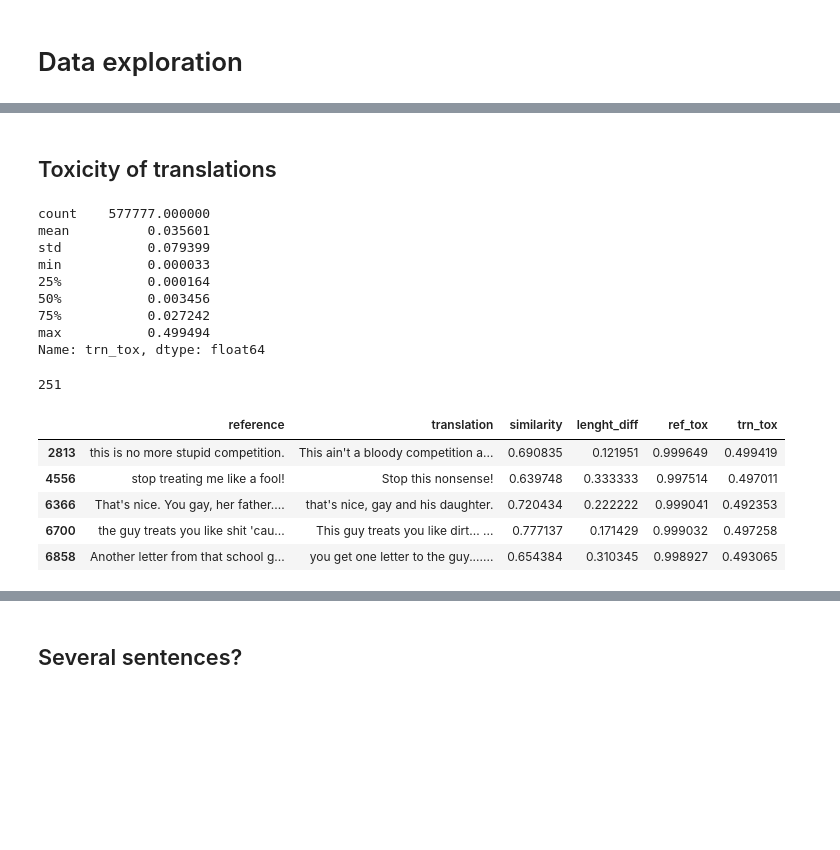
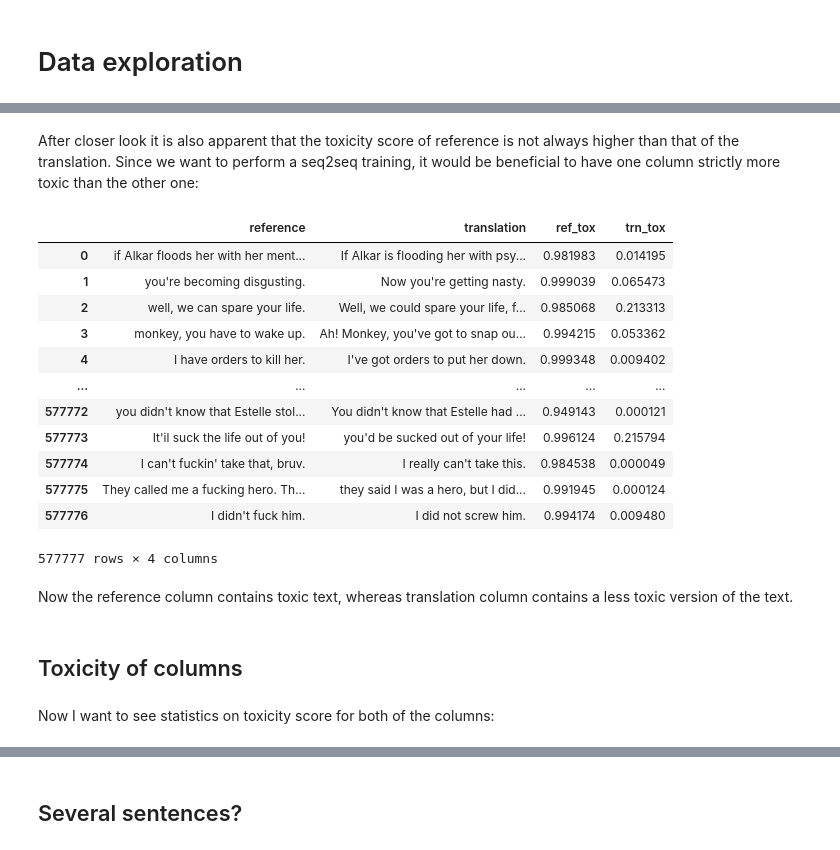
Before and after one commit to Sambura/NLP-Text-detoxification, a Jupyter notebook: notebooks/data_exploration.ipynb, the cells around one changed output, grey strips where cells are left out. Drawn from its saved outputs; the diff is of its cells as text; code cells hidden in the pictures; blank space fills up the shorter version.

```diff
--- a/notebooks/data_exploration.ipynb
+++ b/notebooks/data_exploration.ipynb
@@ -10,21 +35,23 @@ df = load_data('../data/raw/filtered.tsv', drop_columns=False, sort_toxicity=Fal
+# %% [markdown]
+After closer look it is also apparent that the toxicity score of reference is not always higher than that of the translation. Since we want to perform a seq2seq training, it would be beneficial to have one column strictly more toxic than the other one:
+# %%
+data.sort_by_toxicity_inplace(df)
+df
+# %% [output]
+|  | reference | translation | ref_tox | trn_tox |
+| 0 | if Alkar floods her with her ment... | If Alkar is flooding her with psy... | 0.981983 | 0.014195 |
+| 1 | you're becoming disgusting. | Now you're getting nasty. | 0.999039 | 0.065473 |
+| 2 | well, we can spare your life. | Well, we could spare your life, f... | 0.985068 | 0.213313 |
+| 3 | monkey, you have to wake up. | Ah! Monkey, you've got to snap ou... | 0.994215 | 0.053362 |
+| 4 | I have orders to kill her. | I've got orders to put her down. | 0.999348 | 0.009402 |
+| ... | ... | ... | ... | ... |
+| 577772 | you didn't know that Estelle stol... | You didn't know that Estelle had ... | 0.949143 | 0.000121 |
+| 577773 | It'il suck the life out of you! | you'd be sucked out of your life! | 0.996124 | 0.215794 |
+| 577774 | I can't fuckin' take that, bruv. | I really can't take this. | 0.984538 | 0.000049 |
+| 577775 | They called me a fucking hero. Th... | they said I was a hero, but I did... | 0.991945 | 0.000124 |
+| 577776 | I didn't fuck him. | I did not screw him. | 0.994174 | 0.009480 |
+577777 rows × 4 columns
+# %% [markdown]
+Now the reference column contains toxic text, whereas translation column contains a less toxic version of the text.
 # %% [markdown]
-## Toxicity of translations
+## Toxicity of columns
-# %%
-data_sorted = df.copy()
-sort_by_toxicity_inplace(data_sorted)
-
-data_sorted['trn_tox'].describe()
-# %% [output]
-count    577777.000000
-mean          0.035601
-std           0.079399
-min           0.000033
-25%           0.000164
-50%           0.003456
-75%           0.027242
-max           0.499494
-Name: trn_tox, dtype: float64
-# %%
-np.sum(data_sorted['trn_tox'] > 0.49)
-# %% [output]
-251
@@ -33,9 +58,2 @@ toxic_translations = data_sorted[:][data_sorted['trn_tox'] > 0.49]
-# %%
-toxic_translations.head(5)
-# %% [output]
-|  | reference | translation | similarity | lenght_diff | ref_tox | trn_tox |
-| 2813 | this is no more stupid competition. | This ain't a bloody competition a... | 0.690835 | 0.121951 | 0.999649 | 0.499419 |
-| 4556 | stop treating me like a fool! | Stop this nonsense! | 0.639748 | 0.333333 | 0.997514 | 0.497011 |
-| 6366 | That's nice. You gay, her father.... | that's nice, gay and his daughter. | 0.720434 | 0.222222 | 0.999041 | 0.492353 |
-| 6700 | the guy treats you like shit 'cau... | This guy treats you like dirt... ... | 0.777137 | 0.171429 | 0.999032 | 0.497258 |
-| 6858 | Another letter from that school g... | you get one letter to the guy....... | 0.654384 | 0.310345 | 0.998927 | 0.493065 |
+# %% [markdown]
+Now I want to see statistics on toxicity score for both of the columns:
```
Also changed, not shown: parts of 15 cells of this notebook, 12 other files.
